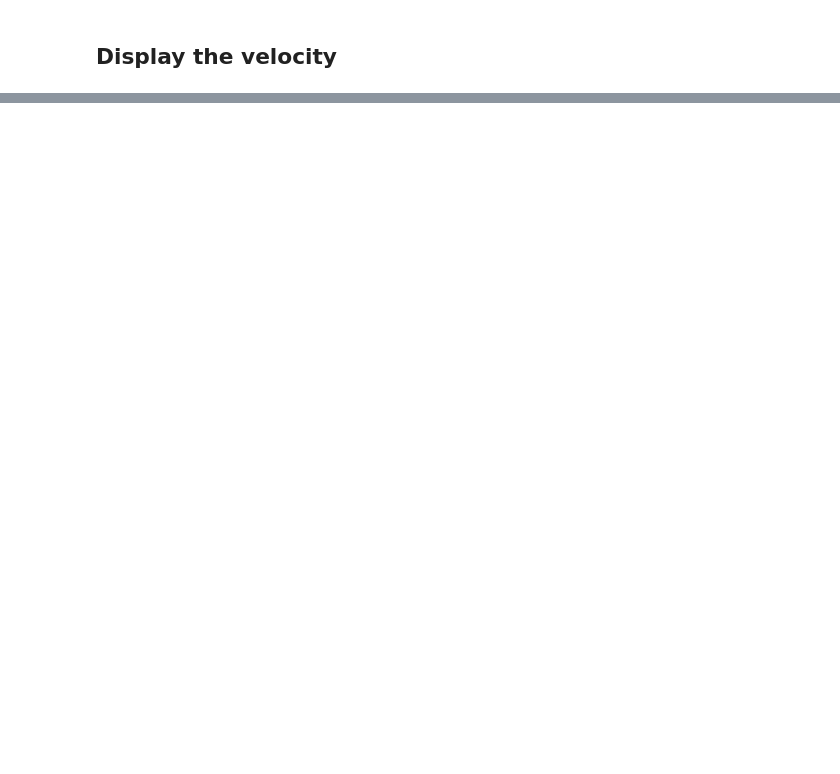
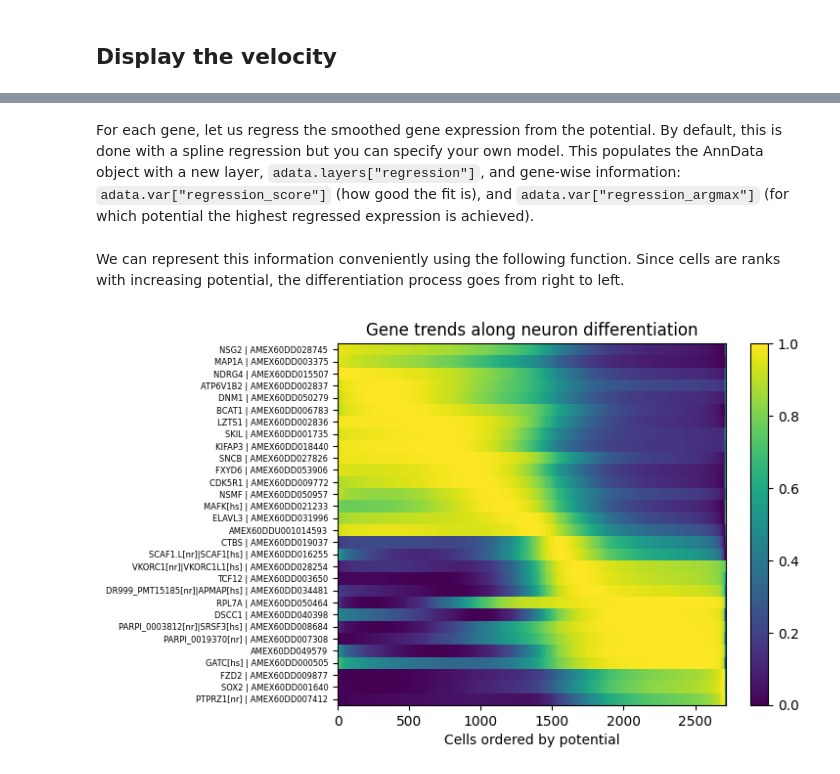
Before and after one commit to cantinilab/stories, a Jupyter notebook: docs/vignettes/demo_axolotl.ipynb, the cells around one changed output, grey strips where cells are left out. Drawn from its saved outputs; the diff is of its cells as text; code cells hidden in the pictures; blank space fills up the shorter version.

```diff
--- a/docs/vignettes/demo_axolotl.ipynb
+++ b/docs/vignettes/demo_axolotl.ipynb
@@ -110,0 +151,2 @@ stories.tools.plot_velocity(
+# %%
+adata = adata[adata.obs["Annotation"].isin(["reaEGC", "rIPC1", "IMN", "nptxEX"])].copy()
@@ -110,0 +155,8 @@ stories.tools.plot_velocity(
+# %%
+# pip install magic-impute
+import magic
+
+magic_operator = magic.MAGIC()
+magic_operator.fit(adata.obsm["X_pca_harmony"])
+diff_op_t = np.linalg.matrix_power(magic_operator.diff_op.A, 3)
+adata.X = diff_op_t @ np.log1p(adata.layers["counts"].A)
@@ -110,0 +171,2 @@ stories.tools.plot_velocity(
+# %% [markdown]
+For each gene, let us regress the smoothed gene expression from the potential. By default, this is done with a spline regression but you can specify your own model. This populates the AnnData object with a new layer, `adata.layers["regression"]`, and gene-wise information: `adata.var["regression_score"]` (how good the fit is), and `adata.var["regression_argmax"]` (for which potential the highest regressed expression is achieved).
@@ -110,0 +175,9 @@ stories.tools.plot_velocity(
+# %% [markdown]
+We can represent this information conveniently using the following function. Since cells are ranks with increasing potential, the differentiation process goes from right to left.
+# %%
+sorted_genes_names = stories.tools.select_driver_genes(adata, n_stages=10, n_genes=3)
+fig, axes = stories.tools.plot_gene_trends(
+    adata, sorted_genes_names, title="Gene trends along neuron differentiation"
+)
+# %% [output]
+[figure, added]
```
Also changed, not shown: parts of 36 cells of this notebook, 2 other files.
